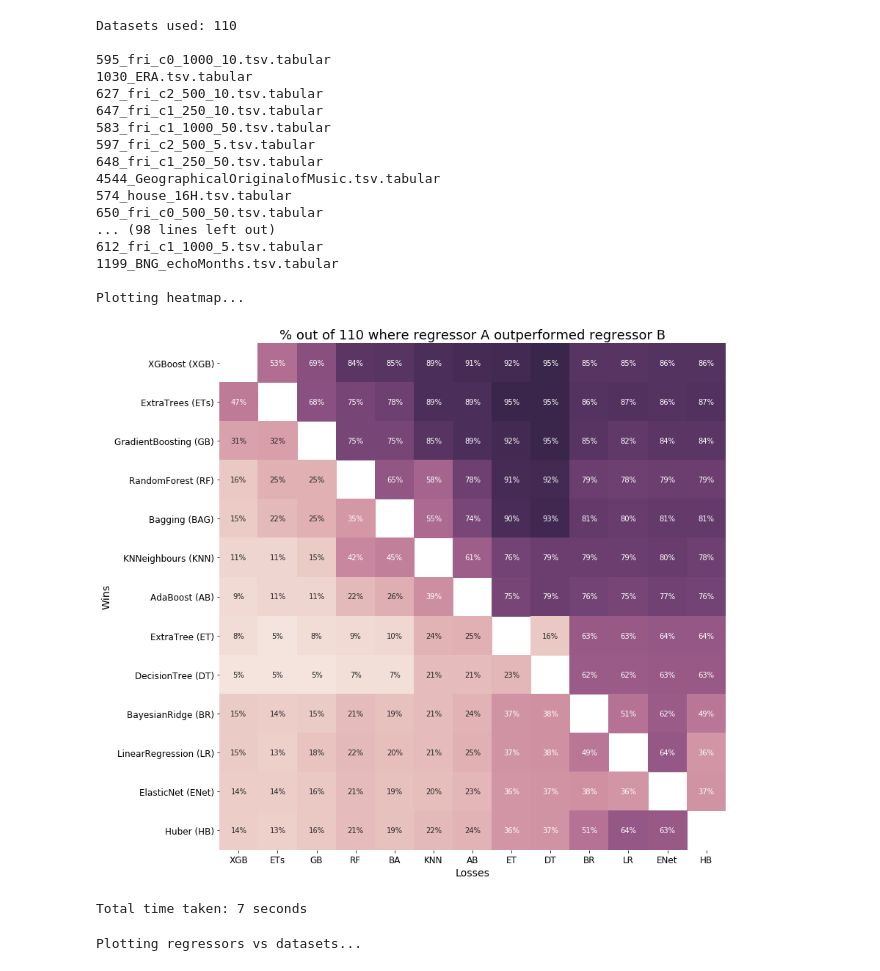
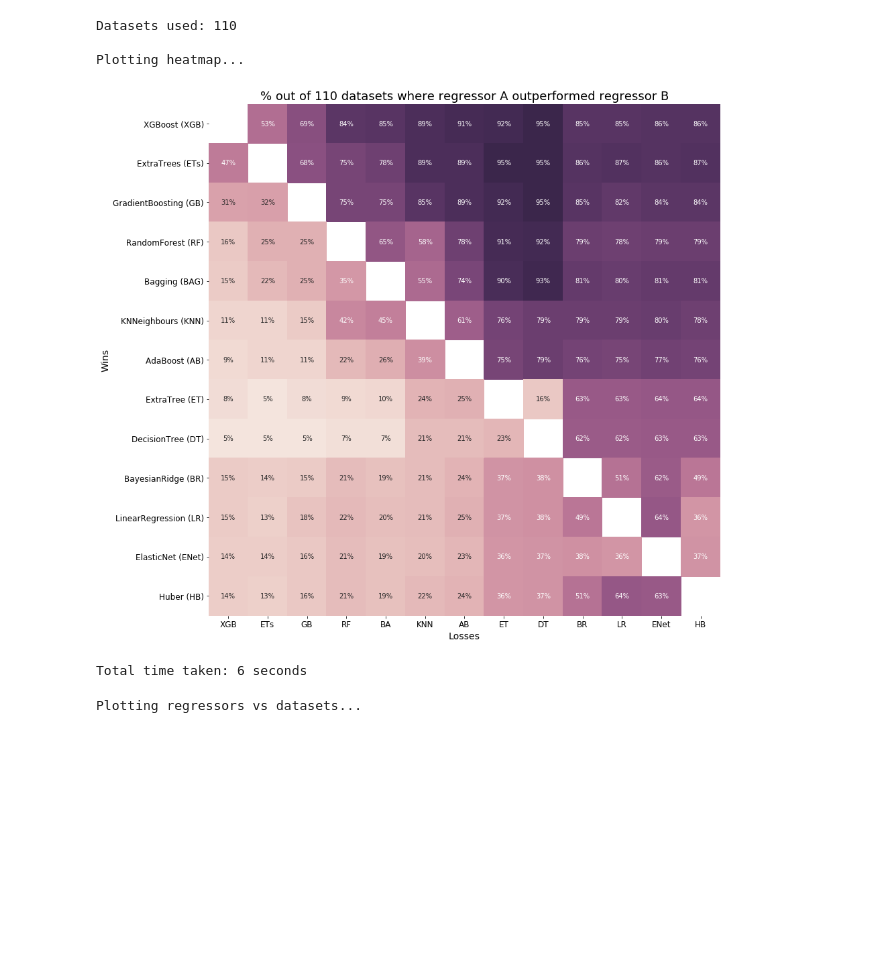
Before and after one commit to anuprulez/pmlb_regression, a Jupyter notebook: Regression_plots_paper.ipynb, the cells around one changed output. Cells and saved outputs as stored; diff of their text form; code cells hidden in the pictures; blank space fills up the shorter version.

```diff
--- a/Regression_plots_paper.ipynb
+++ b/Regression_plots_paper.ipynb
@@ -27,7 +27,7 @@ dataset_names = file_obj.read()
 dataset_names_list = dataset_names.split("\n")
 dataset_names_list = list(filter(None, dataset_names_list))
 print("Datasets used: %d \n" % len(dataset_names_list))
-print(dataset_names)
+#print(dataset_names)
 dataset_names = dataset_names_list
 
 clf_names = list()
@@ -68,10 +68,7 @@ model_nice_dict = {
     'DecisionTree': 'DT',
     'BayesianRidge': 'BR',
     'LinearRegression': 'LR',
-    #'LinearSVR': 'LSVR',
-    #'Lars': 'LA',
     'ElasticNet': 'ENet',
-    #'SGD': 'SGD',
     'Huber': 'HB'
 }
 
@@ -87,10 +84,7 @@ model_nice_dict_y = {
     'DecisionTree': 'DecisionTree (DT)',
     'BayesianRidge': 'BayesianRidge (BR)',
     'LinearRegression': 'LinearRegression (LR)',
-    #'LinearSVR': 'LinearSVR (LSVR)',
-    #'Lars': 'Lars (LA)',
     'ElasticNet': 'ElasticNet (ENet)',
-    #'SGD': 'SGD',
     'Huber': 'Huber (HB)'
 }
 
@@ -108,53 +102,38 @@ for x, clf_x in enumerate(clf_sorted):
         x_g_y = len([1 for (a,b) in zip(x_perf, y_perf) if a > b]) / float(n_datasets)
         y_g_x = len([1 for (a,b) in zip(x_perf, y_perf) if b > a]) / float(n_datasets)
         performance_datasets[x][y] = x_g_y
         performance_datasets[y][x] = y_g_x
 
 mask_matrix = []
 for x in range(n_clf):
     for y in range(n_clf):
         mask_matrix.append(x == y)
 mask_matrix = np.array(mask_matrix).reshape(n_clf, n_clf)
 
-#rcParams['font.family'] = "Times New Roman"
-
-plt.figure(figsize=(12, 12))
+rcParams['font.family'] = "Times New Roman"
+plt.figure(figsize=(13, 13))
 sb.heatmap(np.round((performance_datasets), 2), fmt='0.0%',
            mask=mask_matrix,
            cmap=sb.cubehelix_palette(500, light=0.95, dark=0.15),
            square=True, annot=True, vmin=0., vmax=1.0,
            xticklabels=x_labels, yticklabels=y_labels, cbar=False)
 plt.xticks(fontsize=12)
 plt.yticks(fontsize=12)
 plt.xlabel('Losses', fontsize=14)
 plt.ylabel('Wins', fontsize=14)
-plt.title('% out of '+ str(n_datasets) +' where regressor A outperformed regressor B', fontsize=18)
+plt.title('% out of '+ str(n_datasets) +' datasets where regressor A outperformed regressor B', fontsize=18)
 h = plt.gcf()
 plt.tight_layout()
 plt.show()
 
 end_time = time.time()
 print('Total time taken: %d seconds' % int(end_time - start_time))
 # %% [output]
 Datasets used: 110
 
-595_fri_c0_1000_10.tsv.tabular
-1030_ERA.tsv.tabular
-627_fri_c2_500_10.tsv.tabular
-647_fri_c1_250_10.tsv.tabular
-583_fri_c1_1000_50.tsv.tabular
-597_fri_c2_500_5.tsv.tabular
-648_fri_c1_250_50.tsv.tabular
-4544_GeographicalOriginalofMusic.tsv.tabular
-574_house_16H.tsv.tabular
-650_fri_c0_500_50.tsv.tabular
-... (98 lines left out)
-612_fri_c1_1000_5.tsv.tabular
-1199_BNG_echoMonths.tsv.tabular
-
 Plotting heatmap...
-[figure, old version]
+[figure, new version]
-Total time taken: 7 seconds
+Total time taken: 6 seconds
 # %%
 # plot r2-clf matrix
 r2_clf_matrix = np.zeros(shape=(n_clf, n_datasets), dtype=float)
```
Also changed, not shown: parts of 2 cells of this notebook.
